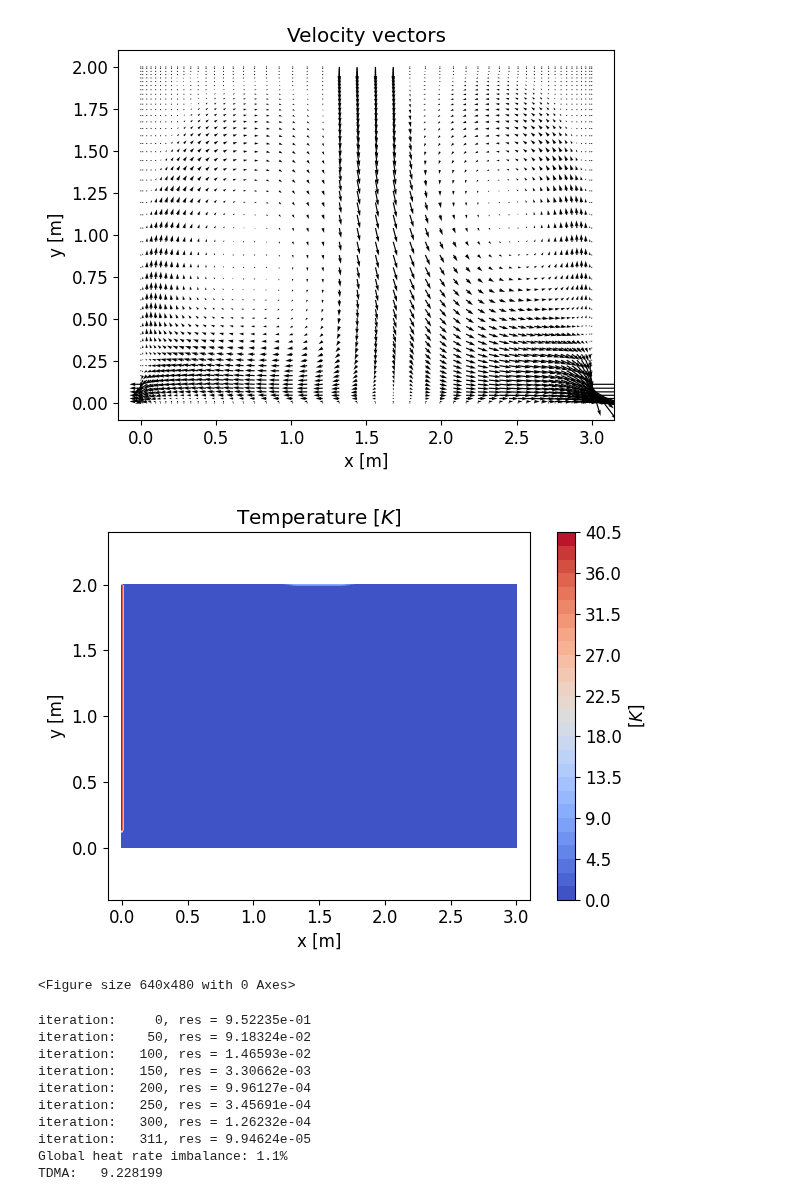
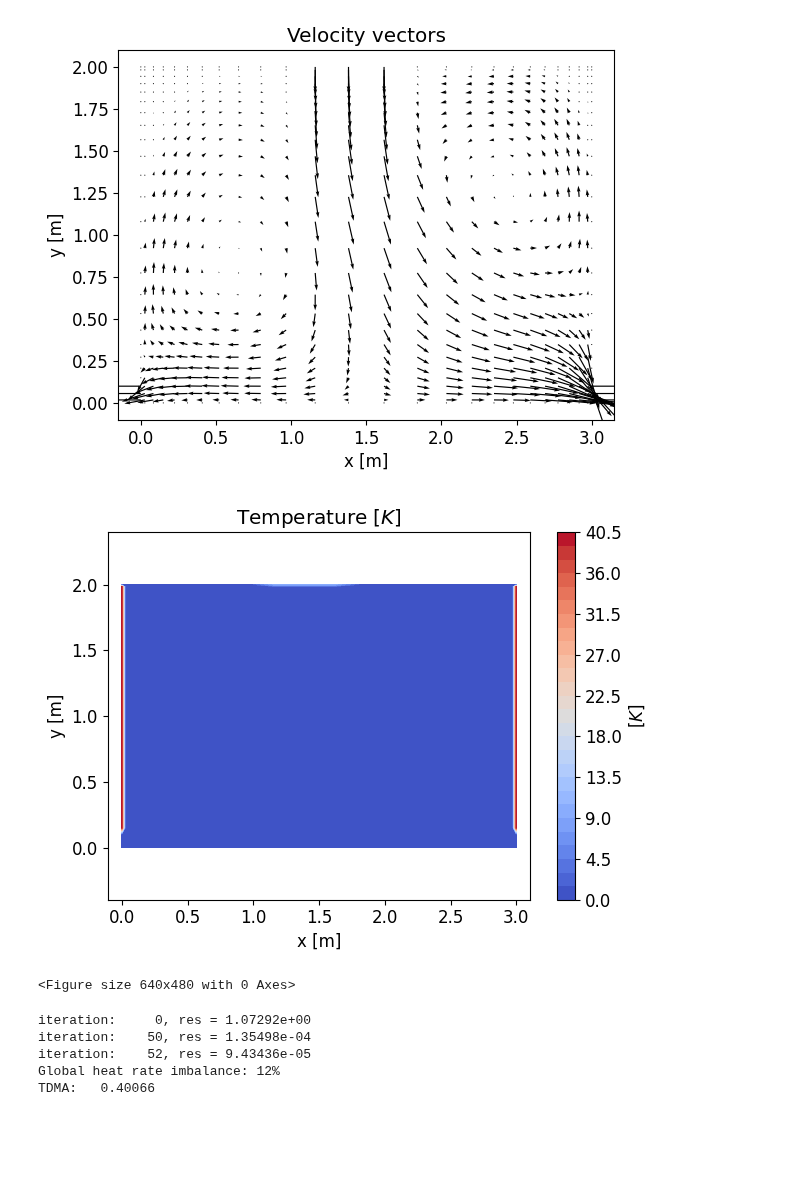
Before and after one commit to John-Carlsson/CFD, a Jupyter notebook: task2/main.ipynb, the cells around one changed output. Saved outputs shown, nothing was run; the diff lists cells and outputs as text; code cells hidden in the pictures; blank space fills up the shorter version.

```diff
--- a/task2/main.ipynb
+++ b/task2/main.ipynb
@@ -23,7 +23,7 @@ import os # For saving plots
 #===================== Inputs =====================
 
 # Geometric and mesh inputs (mesh is read from file)
-grid_type = 'fine' # Either 'coarse' or 'fine'
+grid_type = 'coarse' # Either 'coarse' or 'fine'
 caseID    =   20       # Your case number to solve
 
 # Solver inputs
@@ -33,7 +33,7 @@ solver = 'TDMA'  # Either Gauss-Seidel or TDMA
 
 # Physical properties
 rho    =   1    # Density
-k      =   1    # Thermal conductivity
+k      =   1   # Thermal conductivity
 Cp     =   200  # Specific heat
 gamma  =   k/Cp # Calculated diffusion coefficient
 q_in = 50 /Cp   #W/m^2
@@ -148,7 +148,7 @@ if True:
 	plt.xlabel('x [m]')
 	plt.ylabel('y [m]')
 # %% [output]
-[figure, old version]
+[figure, new version]
 # %%
 # Initialize dependent variable array and Dirichlet boundary conditions
 # Note that a value is needed in all nodes for contour plot
@@ -169,6 +169,8 @@ for i in range(1,nI-1):
 
 for j in range(1,nJ-1):
     i = -1
+    if u[i,j] == 0:
+        T[i,j] = 40
 
     i = 0
     if u[i,j] == 0:
@@ -178,39 +180,39 @@ for j in range(1,nJ-1):
 #South wall
 for i in range(1,nI-1):
     j = 0
-    Su[i,j+1] = dx_we[i,j+1]* q_in
+    Su[i,j+1] = 0#dx_we[i,j+1]* q_in
 
 
 # west wall
 for j in range(1,nJ-1):
     i = 1
 
 
 # north wall
 for i in range(1,nI-1):
     j = -1
     if v[i,j] != 0:
         T[i,j] = 10
 
 
 
 
 
 # Plot temperature contour
 plt.figure()
 plt.contourf(nodeX.T, nodeY.T, T.T)
 tempmap=plt.contourf(nodeX.T,nodeY.T,T.T,cmap='coolwarm',levels=30)
 cbar=plt.colorbar(tempmap)
 cbar.set_label('$[K]$')
 plt.title('Temperature $[K]$')
 plt.xlabel('x [m]')
 plt.ylabel('y [m]')
 plt.axis('equal')
 plt.tight_layout()
 plt.show()
 plt.savefig('Figures/Case_'+str(caseID)+'_'+grid_type+'_temperatureDistribution.png')
 # %% [output]
-[figure, old version]
+[figure, new version]
 <Figure size 640x480 with 0 Axes>
 # %%
 # Calculate constant diffusive (D) and convective (F) coefficients
@@ -381,7 +383,7 @@ for iter in range(nIter):
     for j in range(1,nJ-1):
         # East wall:
         i = -1
-        T[i, j] = T[i-1, j]
+        # T[i, j] = T[i-1, j]
         # West wall:
         i = 0
 
@@ -488,16 +490,11 @@ for iter in range(nIter):
 print('Global heat rate imbalance: %.2g%%' %(100 * glob_imbal[-1]))
 print(solver +':  ' ,(end-start).total_seconds())
 # %% [output]
-iteration:     0, res = 9.52235e-01
-iteration:    50, res = 9.18324e-02
-iteration:   100, res = 1.46593e-02
-iteration:   150, res = 3.30662e-03
-iteration:   200, res = 9.96127e-04
-iteration:   250, res = 3.45691e-04
-iteration:   300, res = 1.26232e-04
-iteration:   311, res = 9.94624e-05
-Global heat rate imbalance: 1.1%
-TDMA:   9.228199
+iteration:     0, res = 1.07292e+00
+iteration:    50, res = 1.35498e-04
+iteration:    52, res = 9.43436e-05
+Global heat rate imbalance: 12%
+TDMA:   0.40066
 # %%
 plt.plot(in_)
 plt.hlines(in_[-1],0,len(in_), linestyles='dashed', colors='r')
```
Also changed, not shown: parts of 5 cells of this notebook, 8 other files.
